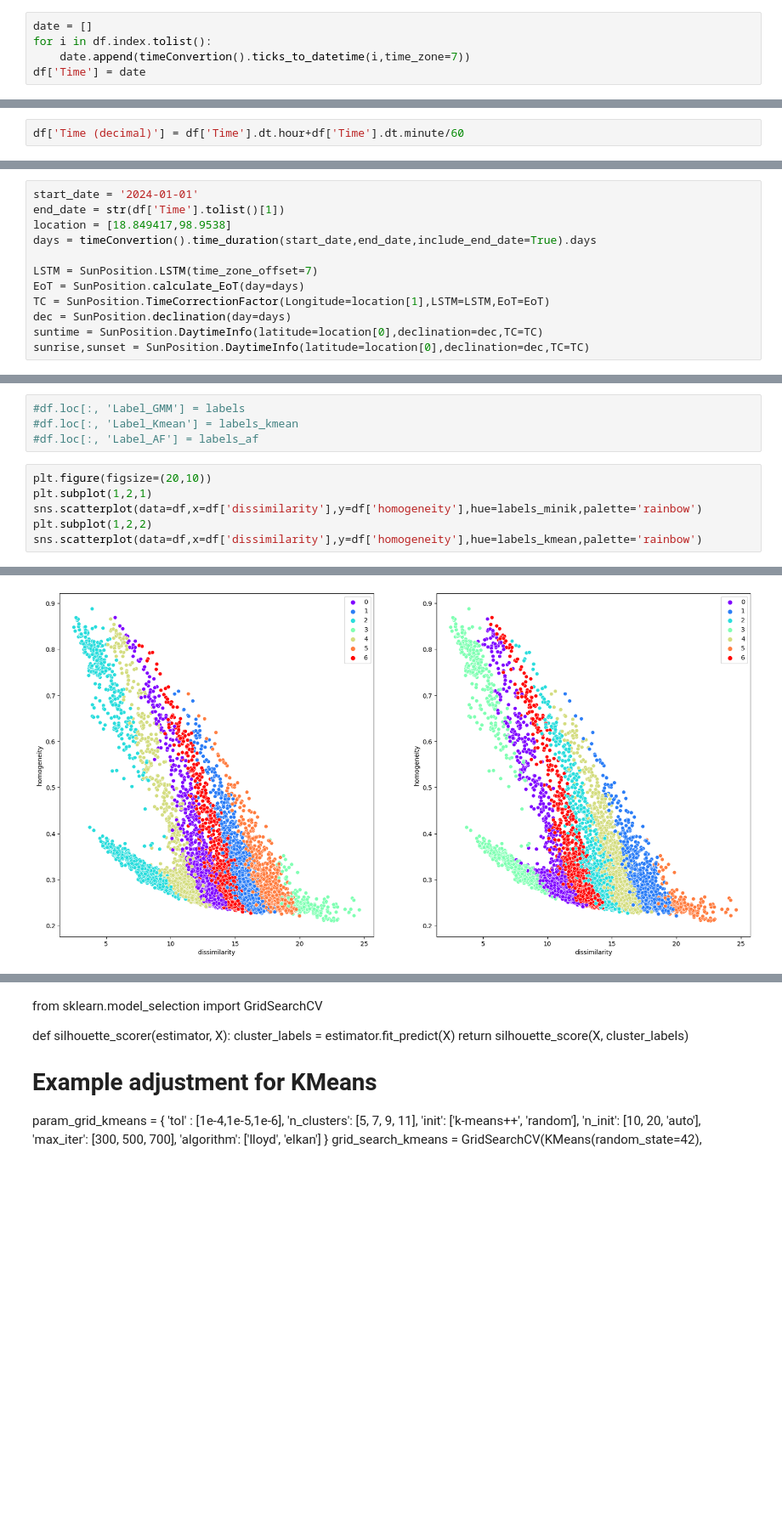
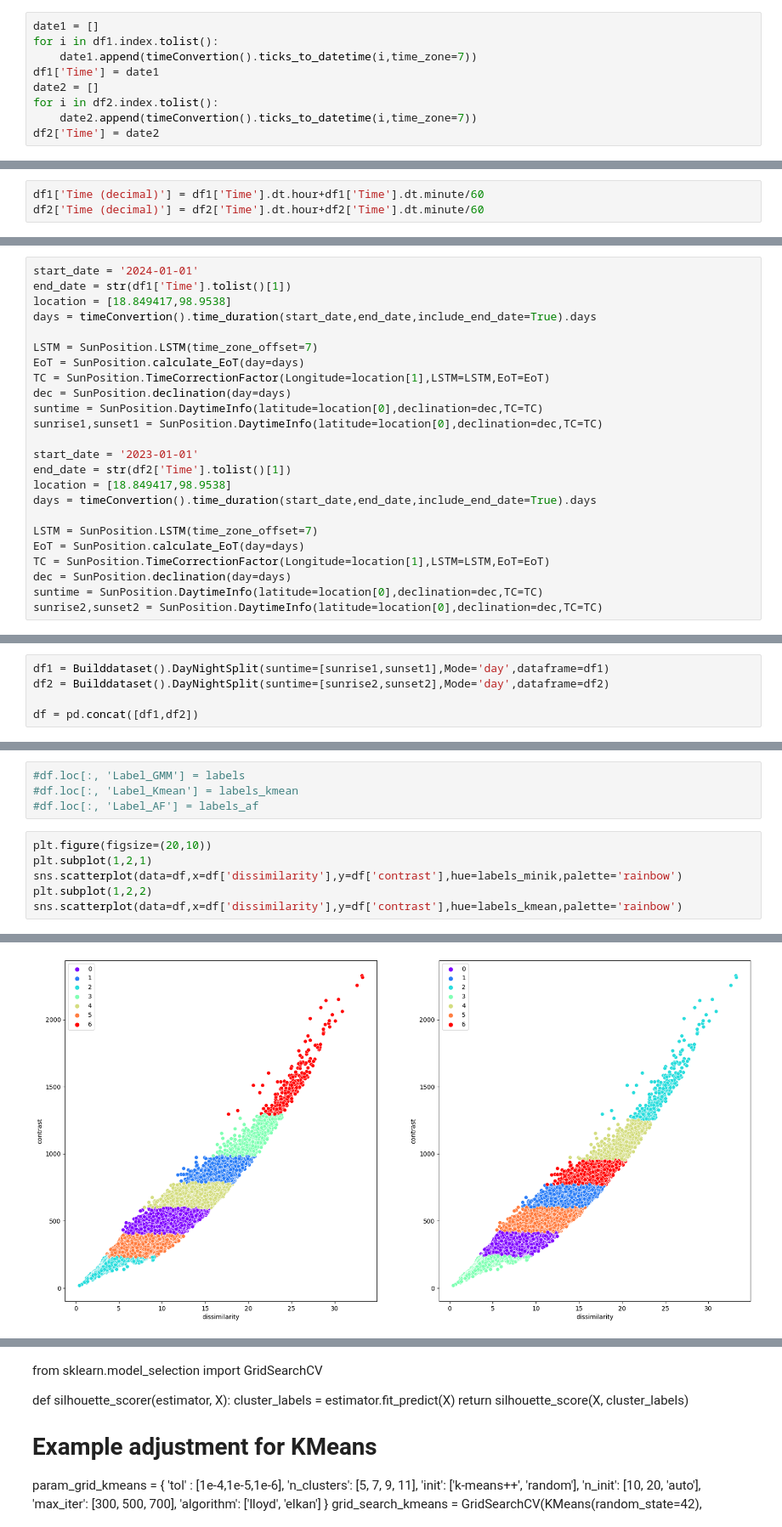
Before and after one commit to PrachayaKMITL/NARIT_internship_2024, a Jupyter notebook: test_data.ipynb, the cells around one changed output, grey strips where cells are left out. Shown at 85% size. Saved outputs shown, nothing was run; the diff lists cells and outputs as text; blank space fills up the shorter version.

```diff
--- a/test_data.ipynb
+++ b/test_data.ipynb
@@ -31,5 +17,9 @@ plt.plot(dintb,c='r')
 # %%
-date = []
-for i in df.index.tolist():
-    date.append(timeConvertion().ticks_to_datetime(i,time_zone=7))
-df['Time'] = date
+date1 = []
+for i in df1.index.tolist():
+    date1.append(timeConvertion().ticks_to_datetime(i,time_zone=7))
+df1['Time'] = date1
+date2 = []
+for i in df2.index.tolist():
+    date2.append(timeConvertion().ticks_to_datetime(i,time_zone=7))
+df2['Time'] = date2
@@ -52,2 +26,3 @@ df
 # %%
-df['Time (decimal)'] = df['Time'].dt.hour+df['Time'].dt.minute/60
+df1['Time (decimal)'] = df1['Time'].dt.hour+df1['Time'].dt.minute/60
+df2['Time (decimal)'] = df2['Time'].dt.hour+df2['Time'].dt.minute/60
@@ -54,6 +43,6 @@ df['Time (decimal)'] = df['Time'].dt.hour+df['Time'].dt.minute/60
 # %%
 start_date = '2024-01-01'
-end_date = str(df['Time'].tolist()[1])
+end_date = str(df1['Time'].tolist()[1])
 location = [18.849417,98.9538]
 days = timeConvertion().time_duration(start_date,end_date,include_end_date=True).days
 
@@ -62,4 +51,16 @@ EoT = SunPosition.calculate_EoT(day=days)
 TC = SunPosition.TimeCorrectionFactor(Longitude=location[1],LSTM=LSTM,EoT=EoT)
 dec = SunPosition.declination(day=days)
 suntime = SunPosition.DaytimeInfo(latitude=location[0],declination=dec,TC=TC)
-sunrise,sunset = SunPosition.DaytimeInfo(latitude=location[0],declination=dec,TC=TC)
+sunrise1,sunset1 = SunPosition.DaytimeInfo(latitude=location[0],declination=dec,TC=TC)
+
+start_date = '2023-01-01'
+end_date = str(df2['Time'].tolist()[1])
+location = [18.849417,98.9538]
+days = timeConvertion().time_duration(start_date,end_date,include_end_date=True).days
+
+LSTM = SunPosition.LSTM(time_zone_offset=7)
+EoT = SunPosition.calculate_EoT(day=days)
+TC = SunPosition.TimeCorrectionFactor(Longitude=location[1],LSTM=LSTM,EoT=EoT)
+dec = SunPosition.declination(day=days)
+suntime = SunPosition.DaytimeInfo(latitude=location[0],declination=dec,TC=TC)
+sunrise2,sunset2 = SunPosition.DaytimeInfo(latitude=location[0],declination=dec,TC=TC)
@@ -68,3 +67,8 @@ df = df[(df['Time (decimal)'] > sunrise) & (df['Time (decimal)'] < sunset)]
+# %%
+df1 = Builddataset().DayNightSplit(suntime=[sunrise1,sunset1],Mode='day',dataframe=df1)
+df2 = Builddataset().DayNightSplit(suntime=[sunrise2,sunset2],Mode='day',dataframe=df2)
+
+df = pd.concat([df1,df2])
 # %%
 x = df.drop(columns=['Time (decimal)','Time','Red channel','Blue channel','intensity','correlation'])
 
@@ -108,7 +119,7 @@ labels_minik = minik.fit_predict(dataset)
 # %%
 plt.figure(figsize=(20,10))
 plt.subplot(1,2,1)
-sns.scatterplot(data=df,x=df['dissimilarity'],y=df['homogeneity'],hue=labels_minik,palette='rainbow')
+sns.scatterplot(data=df,x=df['dissimilarity'],y=df['contrast'],hue=labels_minik,palette='rainbow')
 plt.subplot(1,2,2)
-sns.scatterplot(data=df,x=df['dissimilarity'],y=df['homogeneity'],hue=labels_kmean,palette='rainbow')
+sns.scatterplot(data=df,x=df['dissimilarity'],y=df['contrast'],hue=labels_kmean,palette='rainbow')
 # %% [output]
@@ -116,4 +127,4 @@ sns.scatterplot(data=df,x=df['dissimilarity'],y=df['homogeneity'],hue=labels_kme
-[figure, old version]
+[figure, new version]
 # %%
 print(silhouette_score(dataset,labels_kmean))
 print(silhouette_score(dataset,labels_minik))
```
Also changed, not shown: parts of 11 cells of this notebook, 9 other files.
